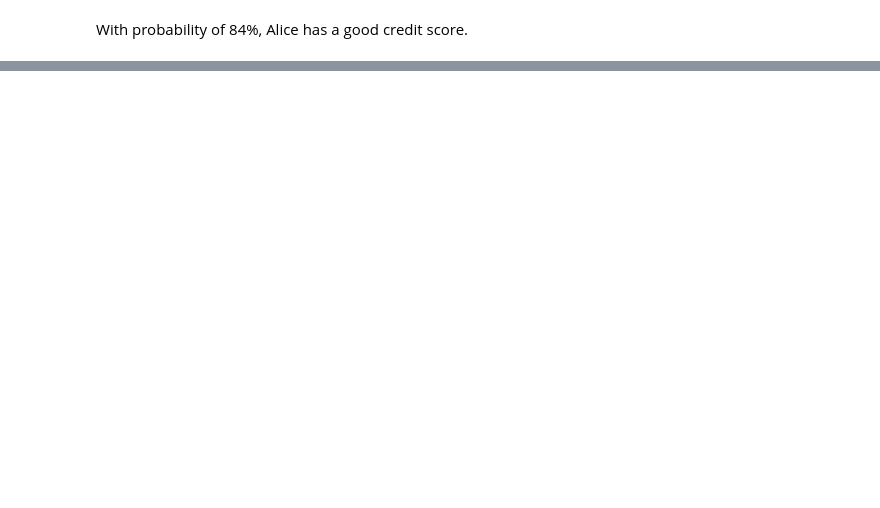
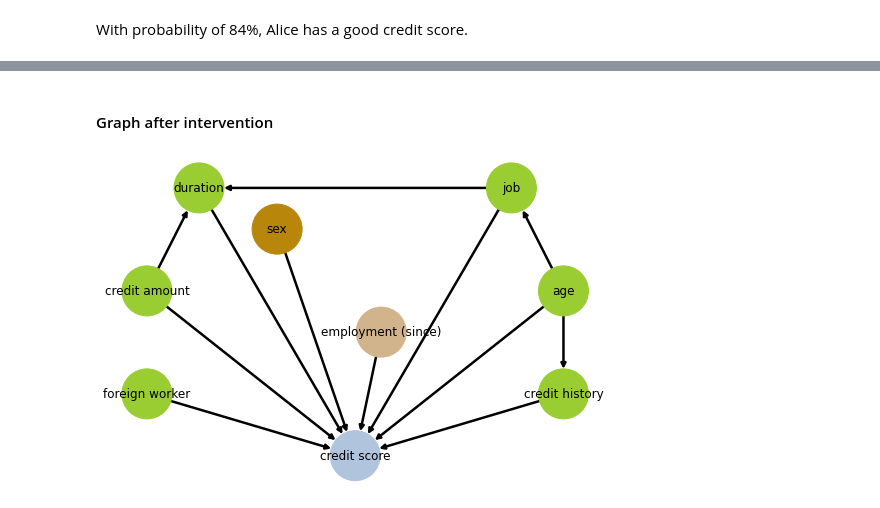
Before and after one commit to juptrk/ExplainableAndFairMLMethods, a Jupyter notebook: playground.ipynb, the cells around one changed output, grey strips where cells are left out. Saved outputs shown, nothing was run; the diff lists cells and outputs as text; code cells hidden in the pictures; blank space fills up the shorter version.

```diff
--- a/playground.ipynb
+++ b/playground.ipynb
@@ -390,0 +476,11 @@ With probability of 84%, Alice has a good credit score.
+# %% [markdown]
+#### Graph after intervention
+# %%
+model.remove_edges_from([("sex", "employment (since)"), ("job", "employment (since)"), ("age", "employment (since)")])
+
+plt.figure(figsize=(7,4.5))
+nx.draw(model, pos=pos, with_labels=True, node_color=colors, node_size=2500, width=2.5)
+plt.savefig("graph_intervention.png")
+plt.show()
+# %% [output]
+[figure, added]
```
Also changed, not shown: parts of 83 cells of this notebook, 2 other files.
